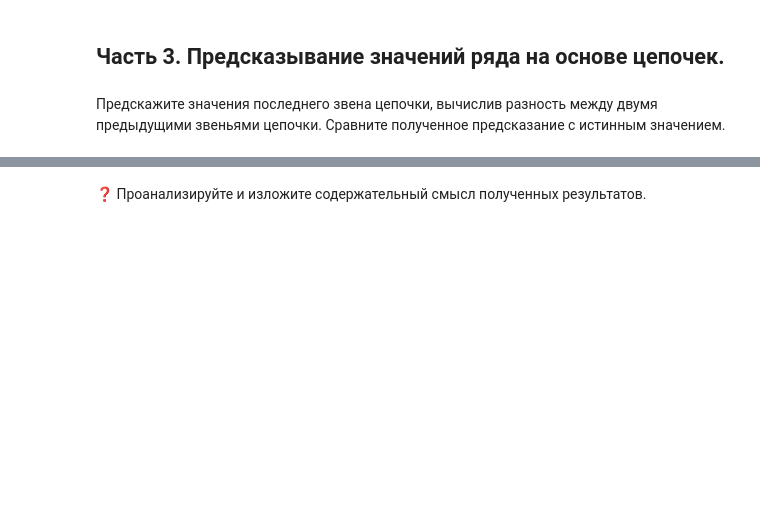
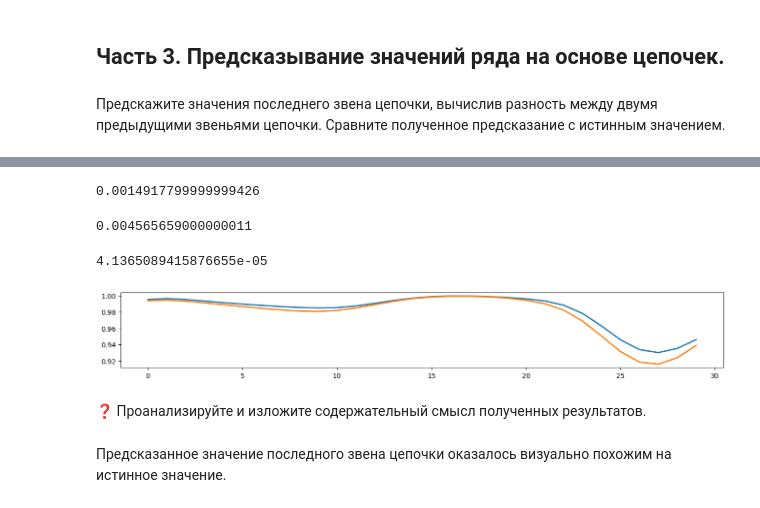
Before and after one commit to Danila-Che/2025-Galiulin-TimeSeriesCourse, a Jupyter notebook: practice/06 Chains/06 Chains.ipynb, the cells around one changed output, grey strips where cells are left out. Drawn from its saved outputs; the diff is of its cells as text; code cells hidden in the pictures; blank space fills up the shorter version.

```diff
--- a/practice/06 Chains/06 Chains.ipynb
+++ b/practice/06 Chains/06 Chains.ipynb
@@ -45,2 +115,31 @@ ax.plot(ts)
+# %%
+abs(predict - ts[unanchored_chain[-1]])
+# %% [output]
+0.0014917799999999426
+# %%
+segment2 = ts[unanchored_chain[-3] : unanchored_chain[-3] + m]
+segment1 = ts[unanchored_chain[-2] : unanchored_chain[-2] + m]
+segment = ts[unanchored_chain[-1] : unanchored_chain[-1] + m]
+# %%
+delta = segment1 - segment2
+predict = segment1 + delta
+# %%
+np.mean(predict - segment)
+# %% [output]
+0.004565659000000011
+# %%
+mean_squared_error(segment, predict)
+# %% [output]
+4.1365089415876655e-05
+# %%
+fig, ax = plt.subplots(figsize=(16, 2))
+ax.plot(predict, linewidth=2)
+ax.plot(segment, linewidth=2)
+
+plt.show()
+# %% [output]
+[figure, added]
 # %% [markdown]
 ❓ Проанализируйте и изложите содержательный смысл полученных результатов.
+# %% [markdown]
+Предсказанное значение последного звена цепочки оказалось визуально похожим на истинное значение.
```
Also changed, not shown: parts of 19 cells of this notebook, 1 other file.
